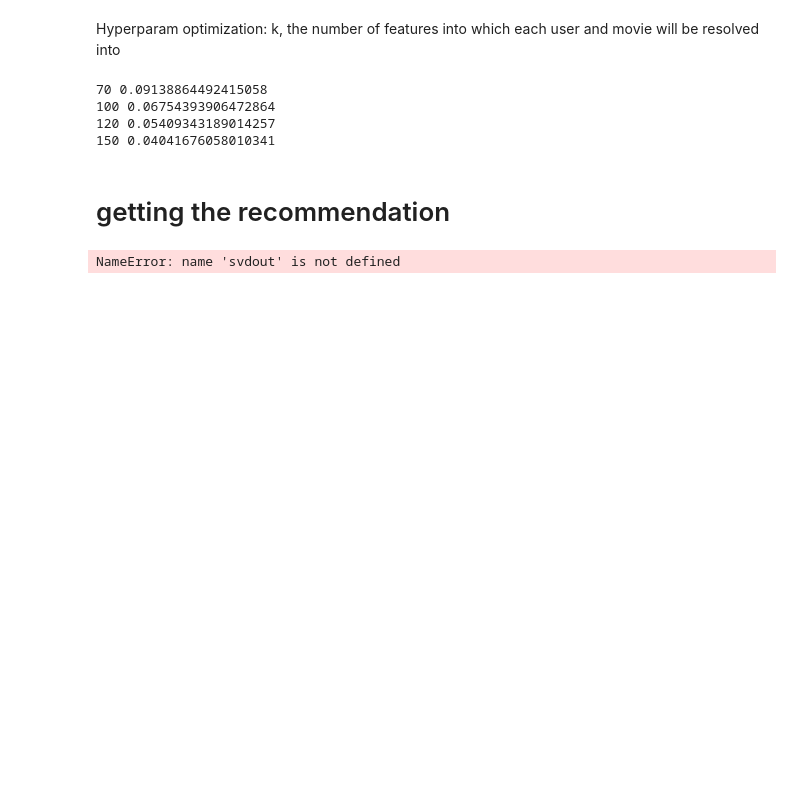
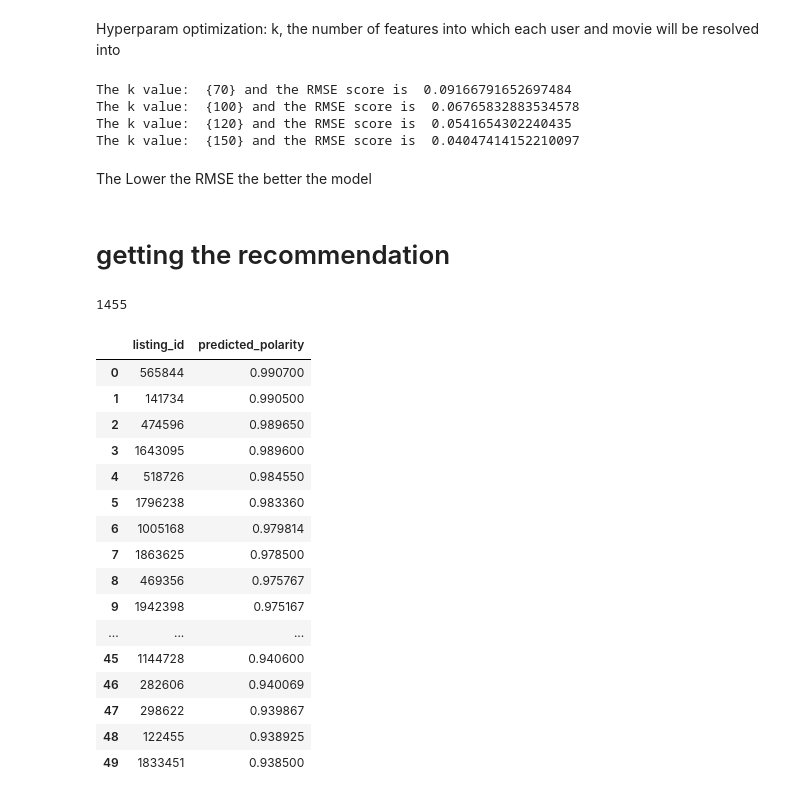
Before and after one commit to MercyMoraa/InsideAirbnb, a Jupyter notebook: Sentiments_and_Modelling.ipynb, the cells around one changed output. Cells and saved outputs as stored; diff of their text form; code cells hidden in the pictures; blank space fills up the shorter version.

```diff
--- a/Sentiments_and_Modelling.ipynb
+++ b/Sentiments_and_Modelling.ipynb
@@ -360,2 +369,3 @@ def recommend_predictions(df_rec, k):
 # %%
-pred,_,_ = recommend_predictions(df_rec, k=50)
+# pred is a numpy array of predicted polarity values for all (user, item) pairs.
+pred = recommend_predictions(df_rec, k=50)
@@ -409,50 +427,84 @@ for k in no_of_features:
                 i_index = items_index[item]
                 pred_rating = pred_out[u_index, i_index]
             else:
-                pred_rating = np.mean(svdout[u_index, :])
+                pred_rating = np.mean(svds[u_index, :])
             this_pred.append(pred_rating)
 
         except:
             print('error with user', user, 'at index', i)
             continue
 
-    rmse_i = math.sqrt(mean_squared_error(df_rec['polarity'], this_pred))
+    rmse_i = math.sqrt(mean_squared_error(df_rec['polarity_sentiment'], this_pred))
     rmse.append(rmse_i)
 
-    print(k, rmse_i)
+    print(f'The k value: ', k,'and the RMSE score is ' ,rmse_i)
 # %% [output]
-70 0.09138864492415058
-100 0.06754393906472864
-120 0.05409343189014257
-150 0.04041676058010341
+The k value:  {70} and the RMSE score is  0.09166791652697484
+The k value:  {100} and the RMSE score is  0.06765832883534578
+The k value:  {120} and the RMSE score is  0.0541654302240435
+The k value:  {150} and the RMSE score is  0.04047414152210097
+# %% [markdown]
+The Lower the RMSE the better the model
 # %% [markdown]
 # getting the recommendation
+# %%
+u_index = users_index[df_rec['reviewer_id'][2]]
+pred_user = [predMat[u_index, i_index] for i_index in item_i]
+# %% [output]
+1455
 # %%
+# extract all unique listing ids from the recommendations dataframe
 listing_id_array = df_rec['listing_id'].unique()
 
 def get_recommendations(predMat, reviewer, N):
     """
-    predMat: predicted matrix, svdout
+    predMat: predicted matrix, svds
     reviewer: selected reviewer_id
     N: top N recommendations
 
     return top N recommendations for specified user
     """
+    # get the user index from the users_index dictionary
     u_index = users_index[reviewer]
+
+    # get the item indices for all unique listings
     item_i = [items_index[listing_id_array[i]] for i in range(len(listing_id_array))]
 
+    # get the predicted ratings for the specified user and all items
     pred_user = [predMat[u_index, i_index] for i_index in item_i]
 
+    # create a dataframe with listing ids and predicted ratings for the specified user
     d = {'listing_id': listing_id_array, 'predicted_polarity': pred_user}
     user_rec = pd.DataFrame(data=d)
+
+    # sort the dataframe by predicted ratings in descending order
     user_rec.sort_values(by=['predicted_polarity'], ascending=False, inplace=True)
+
+    # reset the index of the dataframe
     user_rec.reset_index(inplace=True, drop=True)
 
+    # return the top N recommendations for the specified user
     return user_rec[:N]
 # %%
 # using mat from SVD method
-
-user_rec = get_recommendations(svdout, df_rec['reviewer_id'][0], 10)
+svdout, reviewer_index, listing_index = recommend_predictions(df_rec, k=150)
+user_rec = get_recommendations(svdout, df_rec['reviewer_id'][2], 50)
 user_rec.style.bar(subset=['predicted_polarity'], align='mid', color=['#d65f5f', '#5fba7d'])
 # %% [output]
-NameError: name 'svdout' is not defined
+|  | listing_id | predicted_polarity |
+| 0 | 565844 | 0.990700 |
+| 1 | 141734 | 0.990500 |
+| 2 | 474596 | 0.989650 |
+| 3 | 1643095 | 0.989600 |
+| 4 | 518726 | 0.984550 |
+| 5 | 1796238 | 0.983360 |
+| 6 | 1005168 | 0.979814 |
+| 7 | 1863625 | 0.978500 |
+| 8 | 469356 | 0.975767 |
+| 9 | 1942398 | 0.975167 |
+| ... | ... | ... |
+| 45 | 1144728 | 0.940600 |
+| 46 | 282606 | 0.940069 |
+| 47 | 298622 | 0.939867 |
+| 48 | 122455 | 0.938925 |
+| 49 | 1833451 | 0.938500 |
```
Also changed, not shown: parts of 15 cells of this notebook.
